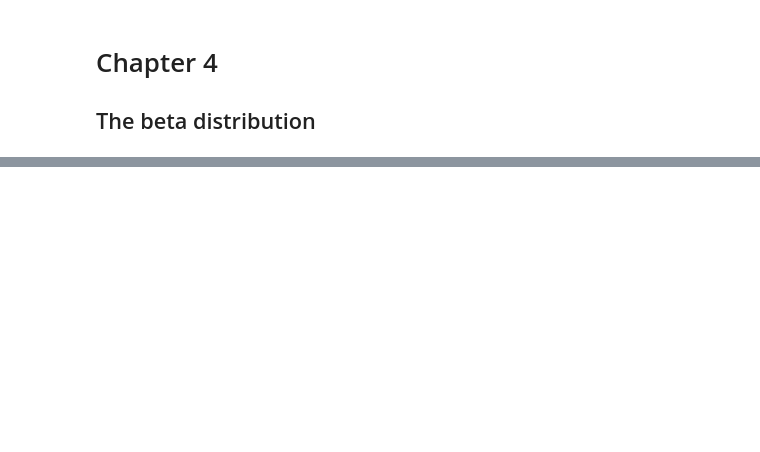
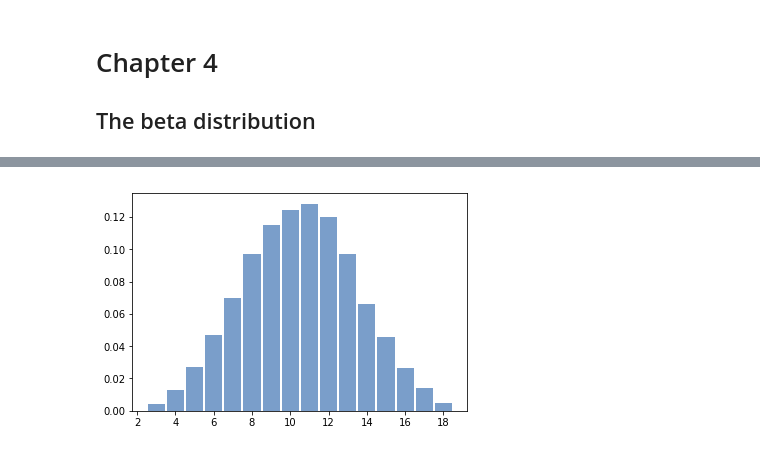
Before and after one commit to tblanarik/ThinkBayesPractice, a Jupyter notebook: ThinkBayesPractice.ipynb, the cells around one changed output, grey strips where cells are left out. Cells and saved outputs as stored; diff of their text form; code cells hidden in the pictures; blank space fills up the shorter version.

```diff
--- a/ThinkBayesPractice.ipynb
+++ b/ThinkBayesPractice.ipynb
@@ -39,0 +97,15 @@ p = Pmf()
+# %%
+class Die(thinkbayes.Pmf):
+    def __init__(self, sides):
+        thinkbayes.Pmf.__init__(self)
+        for x in xrange(1, sides+1):
+            self.Set(x, 1)
+        self.Normalize()
+# %%
+dice = [Die(6), Die(6), Die(6)]
+# %%
+samples = thinkbayes.SampleSum(dice, 10000)
+# %%
+thinkplot.Hist(samples)
+# %% [output]
+[figure, added]
```
Also changed, not shown: parts of 22 cells of this notebook, 2 other files.
